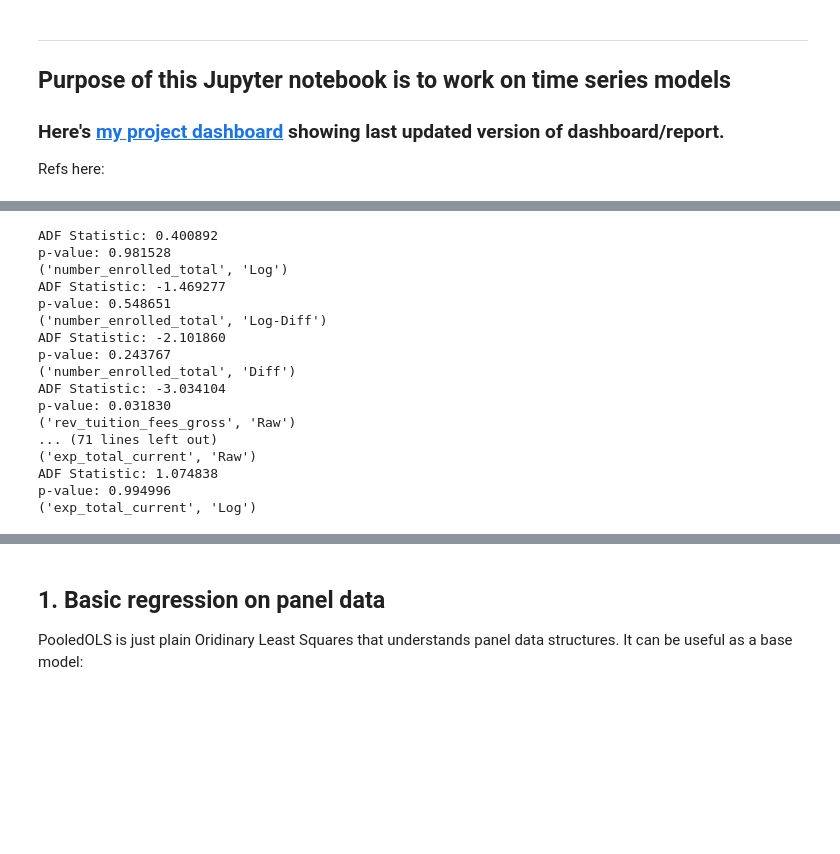
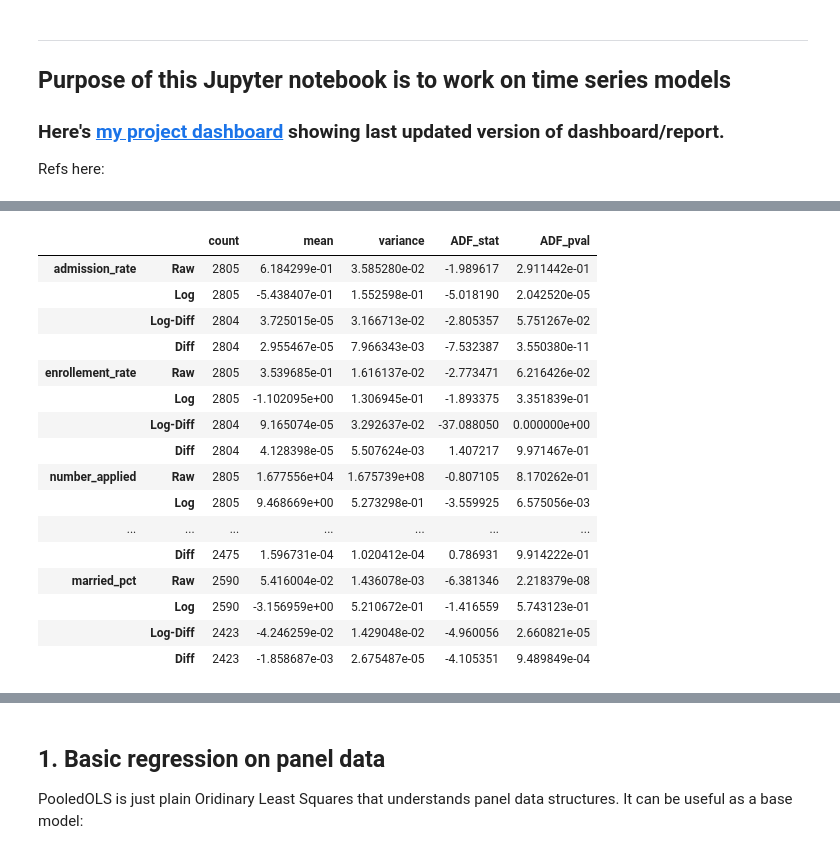
Before and after one commit to dagny099/does_good_payoff, a Jupyter notebook: notebooks/Time series analysis of panel data- Pilot w 175 colleges.ipynb, the cells around one changed output, grey strips where cells are left out. Drawn from its saved outputs; the diff is of its cells as text; code cells hidden in the pictures; blank space fills up the shorter version.

Commit message:
changed to card based display

```diff
--- a/notebooks/Time series analysis of panel data- Pilot w 175 colleges.ipynb
+++ b/notebooks/Time series analysis of panel data- Pilot w 175 colleges.ipynb
@@ -72,0 +122,14 @@ def augmented_dicky_fuller_statistics(time_series):
+# %%
+# --------------------------------
+# Prune Data, axis=0: (Check for availability of key measure in enough years to make a time series)
+# --------------------------------
+
+# DATA FOR ENROLLMENT SECTION
+df_enroll  = get_school_data(df, ['enrollement_rate'], 2001)
+state_options_enrollment = make_options(df_enroll)
+df['unitid'] = df['unitid'].astype('object')  #for plotting later
+df['inst_name'] = df['inst_name'].astype('object')   #for plotting later
+
+# DATA FOR FINANCE SECTION
+dfFin1 = get_school_data(df, ['rev_total_current'])
+state_options_finance = make_options(dfFin1)
@@ -109,8 +189,15 @@ df.dropna(inplace=True)
 # %%
-#  *** GOAL : create an awesome summary of population stats ***
+#  *** SUMMARIZE FEATURES, CREATE TABLE ***
 # -----------------------------
 # STEP 1 DEFINE A MULTILEVEL INDEX
 # https://jakevdp.github.io/PythonDataScienceHandbook/03.05-hierarchical-indexing.html
+
+# Keep these columns (subset from CSV) as potential features for model:
+keepcols = ['admission_rate','enrollement_rate','number_applied','number_admitted','number_enrolled_total',
+        'rev_tuition_fees_gross', 'rev_tuition_fees_net','rev_total_current','rev_fed_approps_grants','rev_state_local_approps_grants','rev_other',
+       'exp_total_current','exp_instruc_total','exp_acad_supp_total','exp_student_serv_total','exp_res_pub_serv_total',
+        'completers_150pct','completion_rate_150pct','female_pct','married_pct',
+      'year','unitid','inst_name','state_name']
 
 keepcols = keepcols[:-4]
 index=[]
@@ -120,48 +207,70 @@ for k in keepcols:
     index.append((k, 'Log-Diff'))
     index.append((k, 'Diff'))
 
+
+df = df_enroll
+
 # -----------------------------
 # STEP 2: CREATE ALL THE SERIES I NEED TO SUMMARIZE:
-mean, med, varz, adf_stat, adf_pval = [], [], [], [], []
+mean, cnt, varz, adf_stat, adf_pval = [], [], [], [], []
 for t in index:
-    print(t)
+#     print(t)
     if t[1]=='Raw':
         ser=df[t[0]]
         ts=df[[t[0],'year']].groupby('year').agg(np.mean)
     elif t[1]=='Log':
         ser=np.log(df[t[0]])
         df['tmp']=np.log(df[t[0]])
         ts=df[['tmp','year']].groupby('year').agg(np.mean)
     elif t[1]=='Log-Diff':
         ser=np.log(df[t[0]]).diff(1)
         df['tmp']=np.log(df[t[0]]).diff(1)
         ts=df[['tmp','year']].groupby('year').agg(np.mean)
     elif t[1]=='Diff':
         ser=df[t[0]].diff(1)
         df['tmp']=df[t[0]].diff(1)
         ts=df[['tmp','year']].groupby('year').agg(np.mean)
-    # mean, med, and varz are collapsed across all years, unitids for that feature:
+    # mean, cnt, and varz are collapsed across all years, unitids for that feature:
     mean.append(np.mean(ser))
-    med.append(np.median(ser))
+    cnt.append(len(ser.dropna()))
     varz.append(np.var(ser))
     # adf test looks at stationarity of feature over time, store results:
-    res=augmented_dicky_fuller_statistics(ts)
+    res=augmented_dicky_fuller_statistics(ts.dropna())
     adf_stat.append(res[0])
     adf_pval.append(res[1])
     df.drop('tmp',axis=1,inplace=True,errors='ignore')
 
 # -----------------------------
 # STEP 3: PUT IT ALL TOGETHER,
 index = pd.MultiIndex.from_tuples(index)
 
 tmp1 = pd.DataFrame(mean, index=index, columns=['mean']).reindex(index)
-tmp2 = pd.DataFrame(med, index=index, columns=['median']).reindex(index)
+tmp2 = pd.DataFrame(cnt, index=index, columns=['count']).reindex(index)
 tmp3 = pd.DataFrame(varz, index=index, columns=['variance']).reindex(index)
 tmp4 = pd.DataFrame(adf_stat, index=index, columns=['ADF_stat']).reindex(index)
 tmp5 = pd.DataFrame(adf_pval, index=index, columns=['ADF_pval']).reindex(index)
 
-summary_transformed = pd.concat([tmp1, tmp2, tmp3, tmp4, tmp5], axis=1)
+summary_transformed = pd.concat([tmp2, tmp1, tmp3, tmp4, tmp5], axis=1)
 
-summary_transformed.to_csv(pathDir+'Summarize_Feature_distributions.csv')
-print(f"Saved file: {pathDir+'Summarize_Feature_distributions.csv'}")
+summary_transformed.to_csv(path2project+'Summarize_Feature_distributions.csv')
+# print(f"Saved file: {pathDir+'Summarize_Feature_distributions.csv'}")
+# pd.options.display.float_format = '{:.3f}'.format
+summary_transformed
 # %% [output]
+|  |  | count | mean | variance | ADF_stat | ADF_pval |
+| admission_rate | Raw | 2805 | 6.184299e-01 | 3.585280e-02 | -1.989617 | 2.911442e-01 |
+|  | Log | 2805 | -5.438407e-01 | 1.552598e-01 | -5.018190 | 2.042520e-05 |
+|  | Log-Diff | 2804 | 3.725015e-05 | 3.166713e-02 | -2.805357 | 5.751267e-02 |
+|  | Diff | 2804 | 2.955467e-05 | 7.966343e-03 | -7.532387 | 3.550380e-11 |
+| enrollement_rate | Raw | 2805 | 3.539685e-01 | 1.616137e-02 | -2.773471 | 6.216426e-02 |
+|  | Log | 2805 | -1.102095e+00 | 1.306945e-01 | -1.893375 | 3.351839e-01 |
+|  | Log-Diff | 2804 | 9.165074e-05 | 3.292637e-02 | -37.088050 | 0.000000e+00 |
+|  | Diff | 2804 | 4.128398e-05 | 5.507624e-03 | 1.407217 | 9.971467e-01 |
+| number_applied | Raw | 2805 | 1.677556e+04 | 1.675739e+08 | -0.807105 | 8.170262e-01 |
+|  | Log | 2805 | 9.468669e+00 | 5.273298e-01 | -3.559925 | 6.575056e-03 |
+| ... | ... | ... | ... | ... | ... | ... |
+|  | Diff | 2475 | 1.596731e-04 | 1.020412e-04 | 0.786931 | 9.914222e-01 |
+| married_pct | Raw | 2590 | 5.416004e-02 | 1.436078e-03 | -6.381346 | 2.218379e-08 |
+|  | Log | 2590 | -3.156959e+00 | 5.210672e-01 | -1.416559 | 5.743123e-01 |
+|  | Log-Diff | 2423 | -4.246259e-02 | 1.429048e-02 | -4.960056 | 2.660821e-05 |
+|  | Diff | 2423 | -1.858687e-03 | 2.675487e-05 | -4.105351 | 9.489849e-04 |
@@ -185,17 +277,0 @@ p-value: 0.000000
-ADF Statistic: 0.400892
-p-value: 0.981528
-('number_enrolled_total', 'Log')
-ADF Statistic: -1.469277
-p-value: 0.548651
-('number_enrolled_total', 'Log-Diff')
-ADF Statistic: -2.101860
-p-value: 0.243767
-('number_enrolled_total', 'Diff')
-ADF Statistic: -3.034104
-p-value: 0.031830
-('rev_tuition_fees_gross', 'Raw')
-... (71 lines left out)
-('exp_total_current', 'Raw')
-ADF Statistic: 1.074838
-p-value: 0.994996
-('exp_total_current', 'Log')
```
Also changed, not shown: parts of 44 cells of this notebook, 9 other files.
